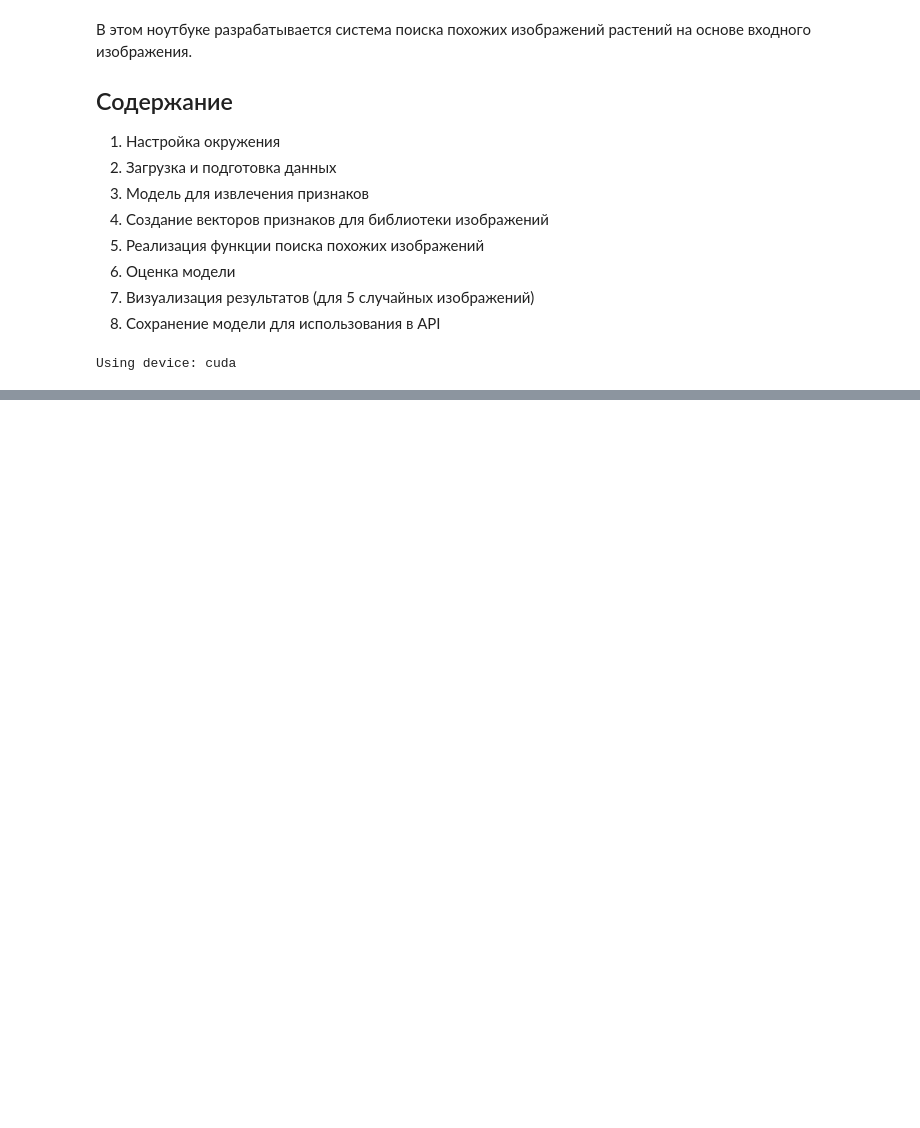
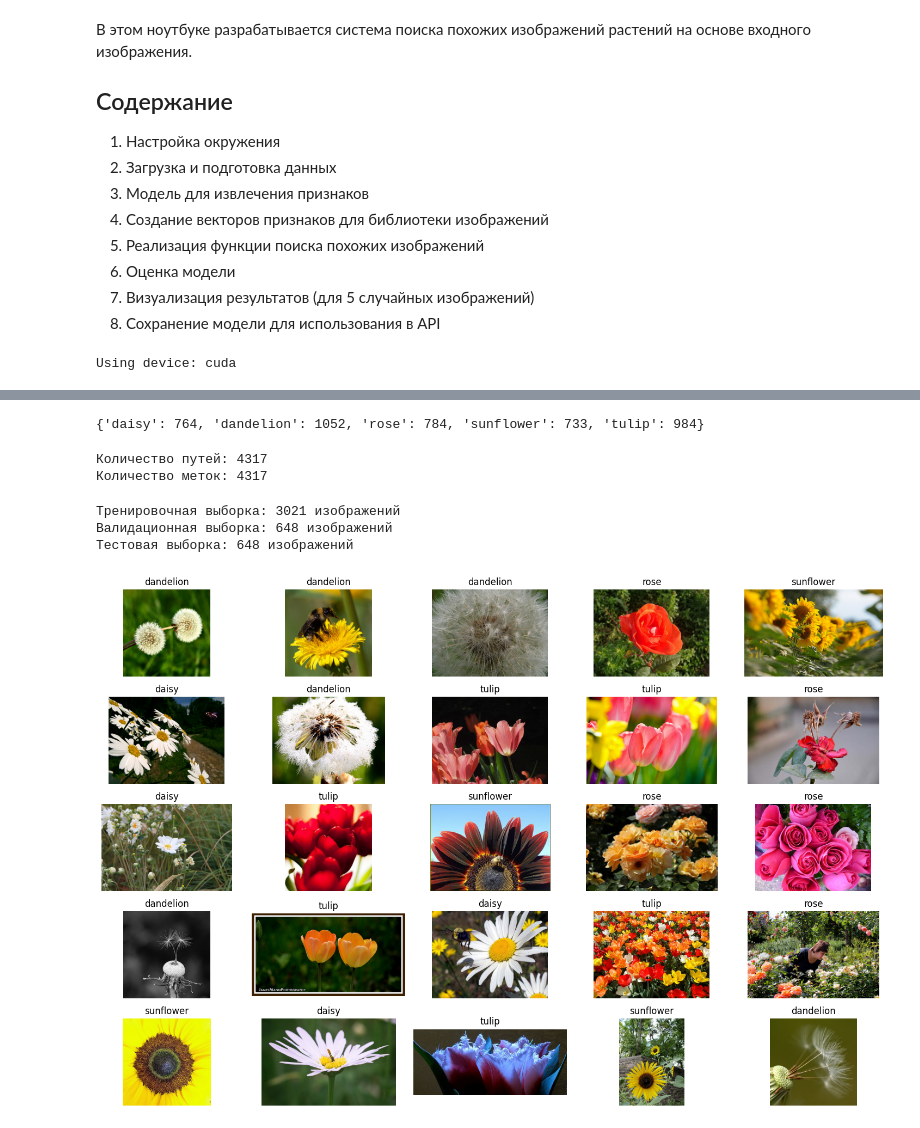
Before and after one commit to elladiell/flower-similarity-search, a Jupyter notebook: notebooks/flower_similarity_model.ipynb, the cells around one changed output, grey strips where cells are left out. Cells and saved outputs as stored; diff of their text form; code cells hidden in the pictures; blank space fills up the shorter version.

```diff
--- a/notebooks/flower_similarity_model.ipynb
+++ b/notebooks/flower_similarity_model.ipynb
@@ -43,0 +64,63 @@ Using device: cuda
+# %%
+#Кол-во изображений для каждого класса
+class_counts = {}
+for flower_class in flower_classes:
+    class_path = os.path.join(data_dir, flower_class)
+    if os.path.isdir(class_path):
+        images = [f for f in os.listdir(class_path) if f.endswith(('.jpg', '.jpeg', '.png'))]
+        class_counts[flower_class] = len(images)
+class_counts
+# %% [output]
+{'daisy': 764, 'dandelion': 1052, 'rose': 784, 'sunflower': 733, 'tulip': 984}
+# %%
+#Списки путей к изображениям и списки к меткам изображений
+image_paths = []
+labels = []
+# %%
+for idx, flower_class in enumerate(flower_classes):
+    class_path = os.path.join(data_dir, flower_class)
+    if os.path.isdir(class_path):
+        images = [f for f in os.listdir(class_path) if f.endswith(('.jpg', '.jpeg', '.png'))]
+        for image in images:
+            image_paths.append(os.path.join(class_path, image))
+            labels.append(idx)
+# %%
+#Проверка, чтобы они были одинаковые
+print(f"Количество путей: {len(image_paths)}")
+print(f"Количество меток: {len(labels)}")
+# %% [output]
+Количество путей: 4317
+Количество меток: 4317
+# %%
+#Разделение на train, test, validate
+train_paths, temp_paths, train_labels, temp_labels = train_test_split(
+    image_paths, labels, test_size=0.3, random_state=SEED, stratify=labels
+)
+
+val_paths, test_paths, val_labels, test_labels = train_test_split(
+    temp_paths, temp_labels, test_size=0.5, random_state=SEED, stratify=temp_labels
+)
+# %%
+print(f"Тренировочная выборка: {len(train_paths)} изображений")
+print(f"Валидационная выборка: {len(val_paths)} изображений")
+print(f"Тестовая выборка: {len(test_paths)} изображений")
+# %% [output]
+Тренировочная выборка: 3021 изображений
+Валидационная выборка: 648 изображений
+Тестовая выборка: 648 изображений
+# %%
+#Визуализация нескольких примеров изображений
+plt.figure(figsize=(15, 10))
+for i in range(5):
+    for j in range(5):
+        idx = i * 5 + j
+        if idx < len(train_paths):
+            plt.subplot(5, 5, idx + 1)
+            img = Image.open(train_paths[idx])
+            plt.imshow(img)
+            plt.title(flower_classes[train_labels[idx]])
+            plt.axis('off')
+plt.tight_layout()
+plt.show()
+# %% [output]
+[figure, added]
```
Also changed, not shown: parts of 2 cells of this notebook, 1 other file.
